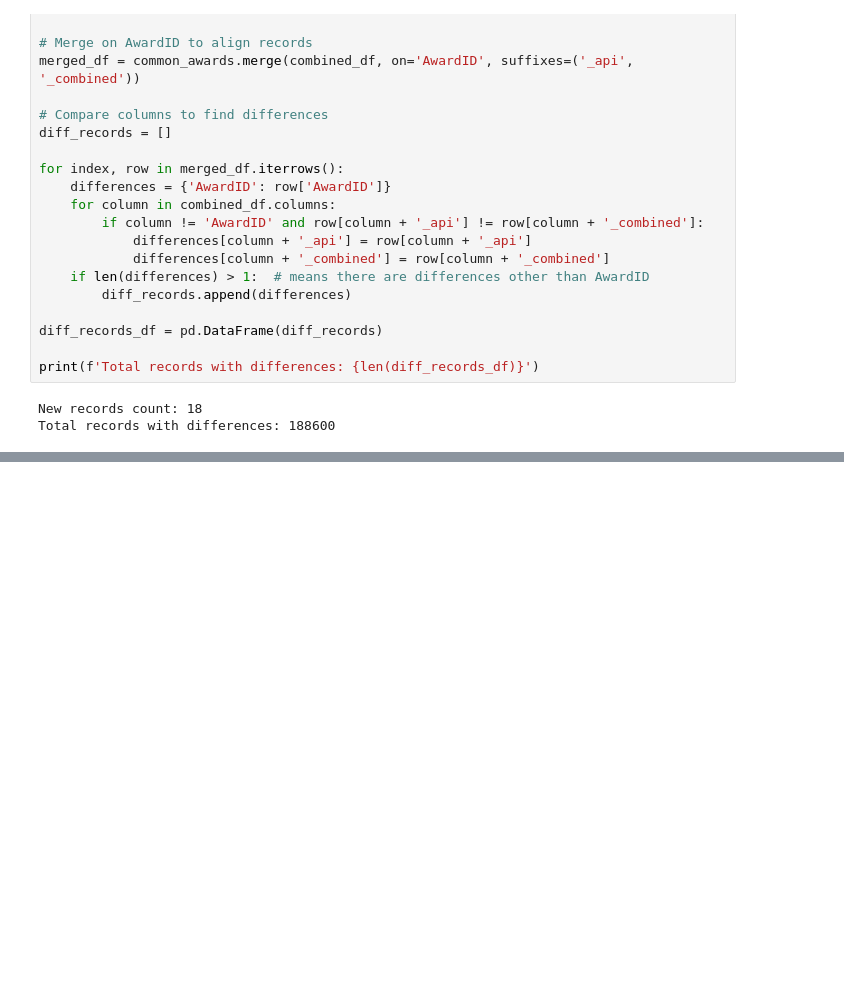
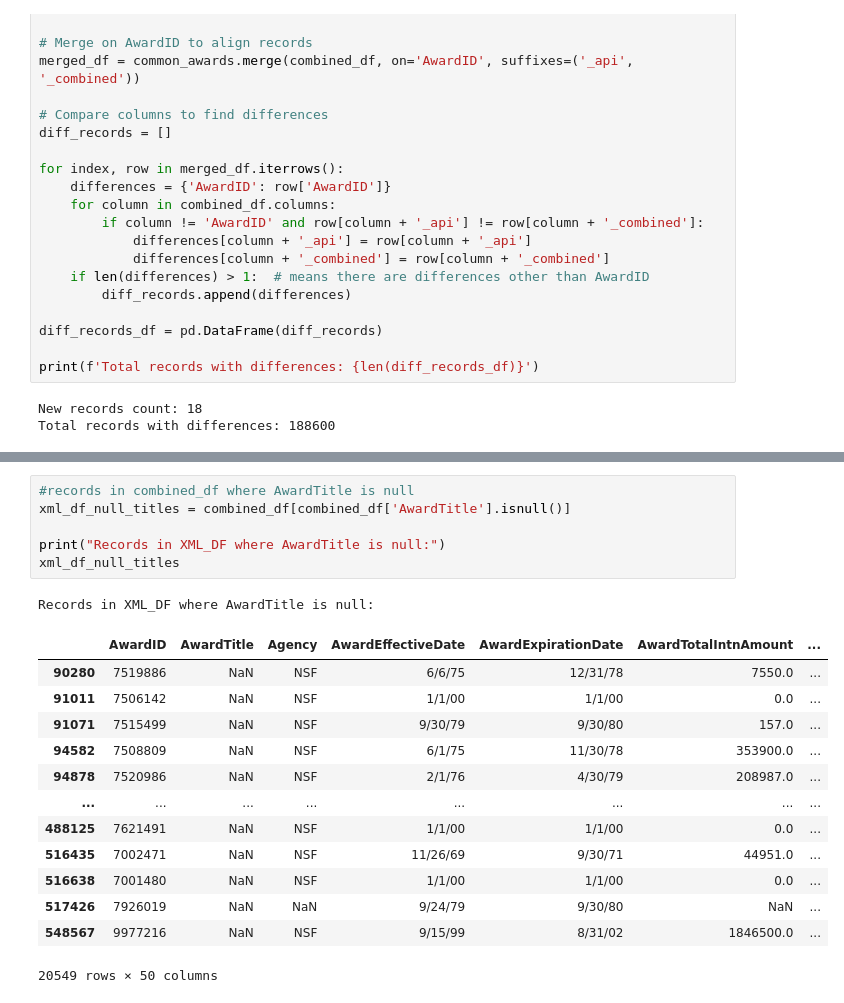
Before and after one commit to SeverinoCenter/nsf-award-extract, a Jupyter notebook: Comparing downloaded vs API data.ipynb, the cells around one changed output, grey strips where cells are left out. Cells and saved outputs as stored; diff of their text form; blank space fills up the shorter version.

```diff
--- a/Comparing downloaded vs API data.ipynb
+++ b/Comparing downloaded vs API data.ipynb
@@ -228,0 +239,21 @@ Columns with differences: ['Performance_Institution_Zip', 'AbstractNarration', '
+# %%
+#records in combined_df where AwardTitle is null
+xml_df_null_titles = combined_df[combined_df['AwardTitle'].isnull()]
+
+print("Records in XML_DF where AwardTitle is null:")
+xml_df_null_titles
+# %% [output]
+Records in XML_DF where AwardTitle is null:
+|  | AwardID | AwardTitle | Agency | AwardEffectiveDate | AwardExpirationDate | AwardTotalIntnAmount | ... |
+| 90280 | 7519886 | NaN | NSF | 6/6/75 | 12/31/78 | 7550.0 | ... |
+| 91011 | 7506142 | NaN | NSF | 1/1/00 | 1/1/00 | 0.0 | ... |
+| 91071 | 7515499 | NaN | NSF | 9/30/79 | 9/30/80 | 157.0 | ... |
+| 94582 | 7508809 | NaN | NSF | 6/1/75 | 11/30/78 | 353900.0 | ... |
+| 94878 | 7520986 | NaN | NSF | 2/1/76 | 4/30/79 | 208987.0 | ... |
+| ... | ... | ... | ... | ... | ... | ... | ... |
+| 488125 | 7621491 | NaN | NSF | 1/1/00 | 1/1/00 | 0.0 | ... |
+| 516435 | 7002471 | NaN | NSF | 11/26/69 | 9/30/71 | 44951.0 | ... |
+| 516638 | 7001480 | NaN | NSF | 1/1/00 | 1/1/00 | 0.0 | ... |
+| 517426 | 7926019 | NaN | NaN | 9/24/79 | 9/30/80 | NaN | ... |
+| 548567 | 9977216 | NaN | NSF | 9/15/99 | 8/31/02 | 1846500.0 | ... |
+20549 rows × 50 columns
```
Also changed, not shown: parts of 21 cells of this notebook.
